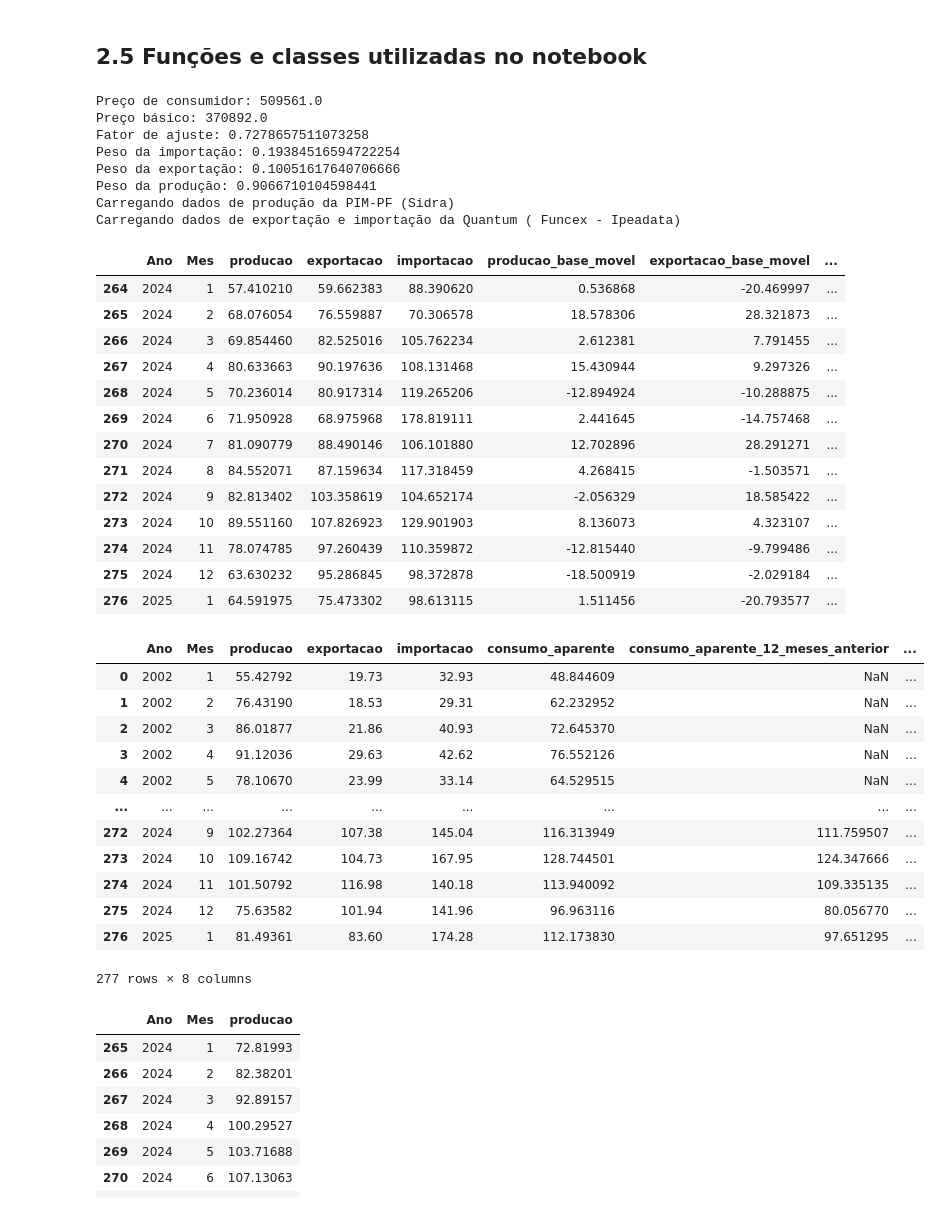
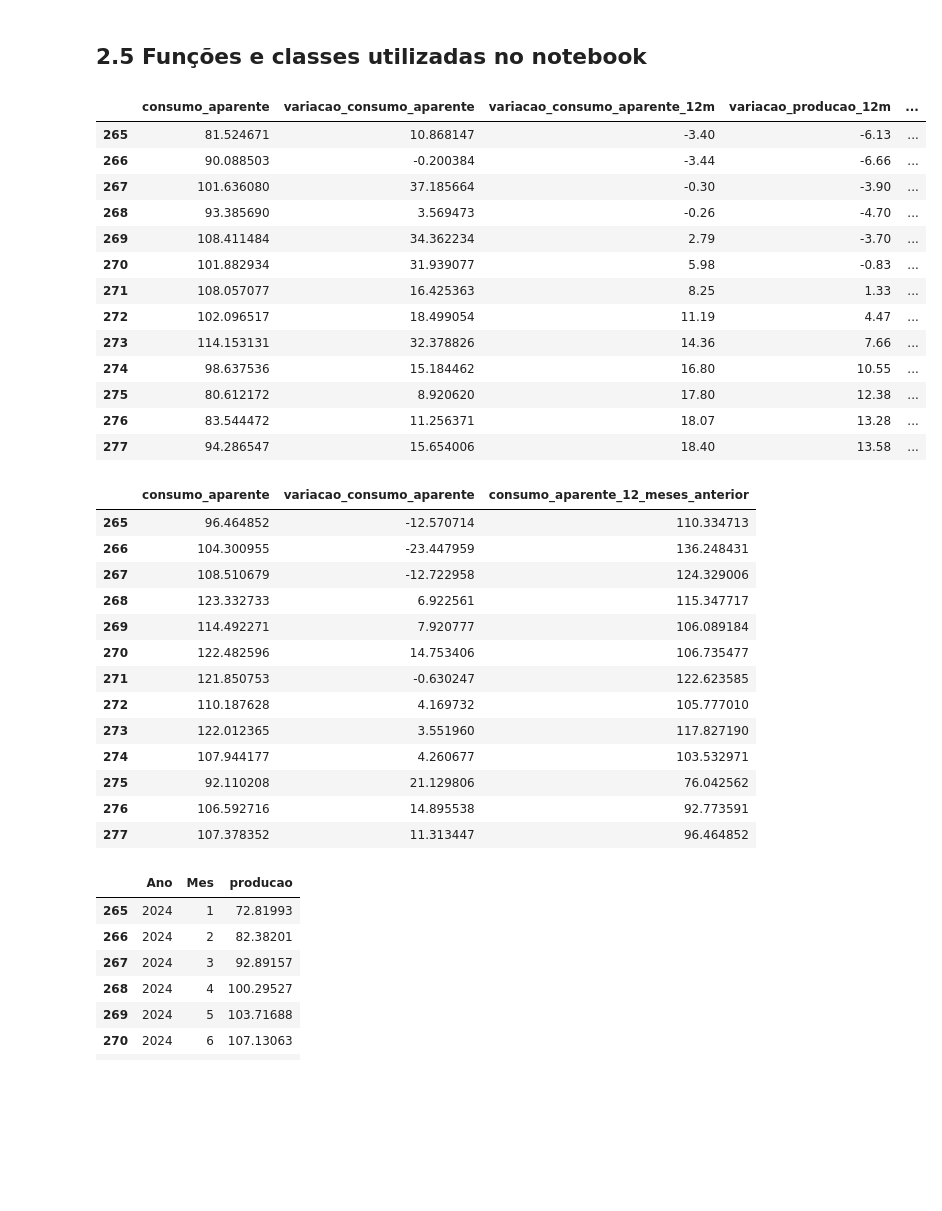
Before and after one commit to amiltonmendes/consumo-aparente, a Jupyter notebook: Cálculo de consumo nacional aparente.ipynb, the cells around one changed output. Cells and saved outputs as stored; diff of their text form; code cells hidden in the pictures; blank space fills up the shorter version.

Commit message:
Variação de importação e exportação.

```diff
--- a/Cálculo de consumo nacional aparente.ipynb
+++ b/Cálculo de consumo nacional aparente.ipynb
@@ -193,46 +267,39 @@ class ConsumoAparente():
 # %%
 consumoAparente = ConsumoAparente(carrega_dados_oferta(),carrega_dados_producao(),carrega_dados_importacao(),carrega_dados_exportacao())
 # %%
-consumoAparente.calcula_consumo_aparente('29',1).tail(13)
+consumoAparente.calcula_consumo_aparente('29',0,ano_base=2021).tail(13)[['consumo_aparente','variacao_consumo_aparente','variacao_consumo_aparente_12m','variacao_producao_12m','variacao_importacao_12m']]
 # %% [output]
-Preço de consumidor: 509561.0
-Preço básico: 370892.0
-Fator de ajuste: 0.7278657511073258
-Peso da importação: 0.19384516594722254
-Peso da exportação: 0.10051617640706666
-Peso da produção: 0.9066710104598441
-Carregando dados de produção da PIM-PF (Sidra)
-Carregando dados de exportação e importação da Quantum ( Funcex - Ipeadata)
-|  | Ano | Mes | producao | exportacao | importacao | producao_base_movel | exportacao_base_movel | ... |
-| 264 | 2024 | 1 | 57.410210 | 59.662383 | 88.390620 | 0.536868 | -20.469997 | ... |
-| 265 | 2024 | 2 | 68.076054 | 76.559887 | 70.306578 | 18.578306 | 28.321873 | ... |
-| 266 | 2024 | 3 | 69.854460 | 82.525016 | 105.762234 | 2.612381 | 7.791455 | ... |
-| 267 | 2024 | 4 | 80.633663 | 90.197636 | 108.131468 | 15.430944 | 9.297326 | ... |
-| 268 | 2024 | 5 | 70.236014 | 80.917314 | 119.265206 | -12.894924 | -10.288875 | ... |
-| 269 | 2024 | 6 | 71.950928 | 68.975968 | 178.819111 | 2.441645 | -14.757468 | ... |
-| 270 | 2024 | 7 | 81.090779 | 88.490146 | 106.101880 | 12.702896 | 28.291271 | ... |
-| 271 | 2024 | 8 | 84.552071 | 87.159634 | 117.318459 | 4.268415 | -1.503571 | ... |
-| 272 | 2024 | 9 | 82.813402 | 103.358619 | 104.652174 | -2.056329 | 18.585422 | ... |
-| 273 | 2024 | 10 | 89.551160 | 107.826923 | 129.901903 | 8.136073 | 4.323107 | ... |
-| 274 | 2024 | 11 | 78.074785 | 97.260439 | 110.359872 | -12.815440 | -9.799486 | ... |
-| 275 | 2024 | 12 | 63.630232 | 95.286845 | 98.372878 | -18.500919 | -2.029184 | ... |
-| 276 | 2025 | 1 | 64.591975 | 75.473302 | 98.613115 | 1.511456 | -20.793577 | ... |
+|  | consumo_aparente | variacao_consumo_aparente | variacao_consumo_aparente_12m | variacao_producao_12m | ... |
+| 265 | 81.524671 | 10.868147 | -3.40 | -6.13 | ... |
+| 266 | 90.088503 | -0.200384 | -3.44 | -6.66 | ... |
+| 267 | 101.636080 | 37.185664 | -0.30 | -3.90 | ... |
+| 268 | 93.385690 | 3.569473 | -0.26 | -4.70 | ... |
+| 269 | 108.411484 | 34.362234 | 2.79 | -3.70 | ... |
+| 270 | 101.882934 | 31.939077 | 5.98 | -0.83 | ... |
+| 271 | 108.057077 | 16.425363 | 8.25 | 1.33 | ... |
+| 272 | 102.096517 | 18.499054 | 11.19 | 4.47 | ... |
+| 273 | 114.153131 | 32.378826 | 14.36 | 7.66 | ... |
+| 274 | 98.637536 | 15.184462 | 16.80 | 10.55 | ... |
+| 275 | 80.612172 | 8.920620 | 17.80 | 12.38 | ... |
+| 276 | 83.544472 | 11.256371 | 18.07 | 13.28 | ... |
+| 277 | 94.286547 | 15.654006 | 18.40 | 13.58 | ... |
 # %%
-consumoAparente.calcula_consumo_aparente('2100',0)
+consumoAparente.calcula_consumo_aparente('2100',0,ano_base=2019).tail(13)[['consumo_aparente','variacao_consumo_aparente','consumo_aparente_12_meses_anterior']]
 # %% [output]
-|  | Ano | Mes | producao | exportacao | importacao | consumo_aparente | consumo_aparente_12_meses_anterior | ... |
-| 0 | 2002 | 1 | 55.42792 | 19.73 | 32.93 | 48.844609 | NaN | ... |
-| 1 | 2002 | 2 | 76.43190 | 18.53 | 29.31 | 62.232952 | NaN | ... |
-| 2 | 2002 | 3 | 86.01877 | 21.86 | 40.93 | 72.645370 | NaN | ... |
-| 3 | 2002 | 4 | 91.12036 | 29.63 | 42.62 | 76.552126 | NaN | ... |
-| 4 | 2002 | 5 | 78.10670 | 23.99 | 33.14 | 64.529515 | NaN | ... |
-| ... | ... | ... | ... | ... | ... | ... | ... | ... |
-| 272 | 2024 | 9 | 102.27364 | 107.38 | 145.04 | 116.313949 | 111.759507 | ... |
-| 273 | 2024 | 10 | 109.16742 | 104.73 | 167.95 | 128.744501 | 124.347666 | ... |
-| 274 | 2024 | 11 | 101.50792 | 116.98 | 140.18 | 113.940092 | 109.335135 | ... |
-| 275 | 2024 | 12 | 75.63582 | 101.94 | 141.96 | 96.963116 | 80.056770 | ... |
-| 276 | 2025 | 1 | 81.49361 | 83.60 | 174.28 | 112.173830 | 97.651295 | ... |
+|  | consumo_aparente | variacao_consumo_aparente | consumo_aparente_12_meses_anterior |
+| 265 | 96.464852 | -12.570714 | 110.334713 |
+| 266 | 104.300955 | -23.447959 | 136.248431 |
+| 267 | 108.510679 | -12.722958 | 124.329006 |
+| 268 | 123.332733 | 6.922561 | 115.347717 |
+| 269 | 114.492271 | 7.920777 | 106.089184 |
+| 270 | 122.482596 | 14.753406 | 106.735477 |
+| 271 | 121.850753 | -0.630247 | 122.623585 |
+| 272 | 110.187628 | 4.169732 | 105.777010 |
+| 273 | 122.012365 | 3.551960 | 117.827190 |
+| 274 | 107.944177 | 4.260677 | 103.532971 |
+| 275 | 92.110208 | 21.129806 | 76.042562 |
+| 276 | 106.592716 | 14.895538 | 92.773591 |
+| 277 | 107.378352 | 11.313447 | 96.464852 |
-277 rows × 8 columns
 # %%
 producao = consumoAparente.carrega_dados_producao_mensal(mapa_cnae['2100']['sidra_url'])
 # %%
```
Also changed, not shown: parts of 3 cells of this notebook.
